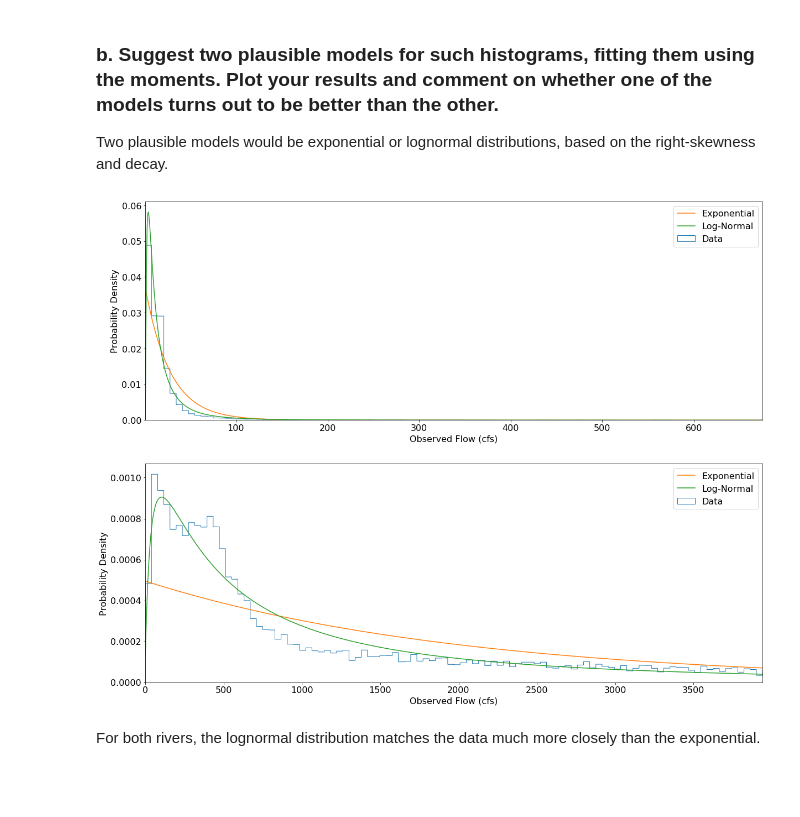
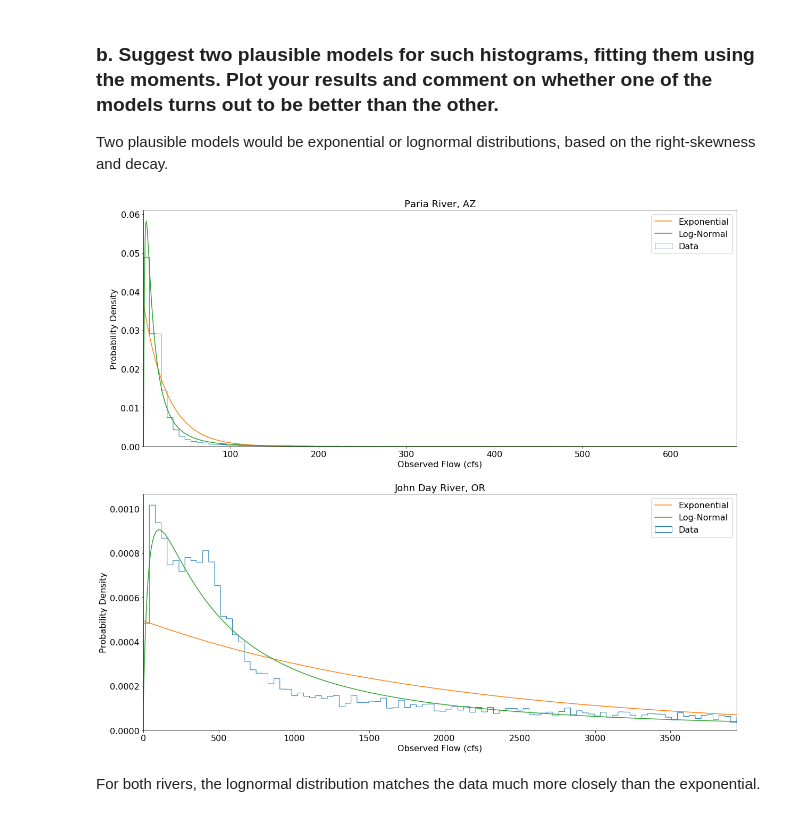
Before and after one commit to klarrieu/HYD142, a Jupyter notebook: Project.ipynb, the cells around one changed output. Cells and saved outputs as stored; diff of their text form; code cells hidden in the pictures; blank space fills up the shorter version.

```diff
--- a/Project.ipynb
+++ b/Project.ipynb
@@ -5,14 +5,15 @@ Team B: Kenneth Larrieu, Catherine Truong, Charles Polc
 # %% [markdown]
 ### a. Plot the data sets, find their histograms, and find the first four moments and coefficient of variation
 # %%
+# Python 3.7
 import numpy as np
 import pandas as pd
 import scipy.stats as stats
 import matplotlib.pyplot as plt
 import datetime as dt
 %matplotlib inline
-#from pandas.plotting import register_matplotlib_converters
-#register_matplotlib_converters()
+from pandas.plotting import register_matplotlib_converters
+register_matplotlib_converters()
 SMALL_SIZE = 16
 MEDIUM_SIZE = 18
 BIGGER_SIZE = 20
@@ -25,7 +26,7 @@ plt.rc('ytick', labelsize=SMALL_SIZE)    # fontsize of the tick labels
 plt.rc('legend', fontsize=SMALL_SIZE)    # legend fontsize
 plt.rc('figure', titlesize=BIGGER_SIZE)  # fontsize of the figure title
 
-df_az = pd.read_excel('data_project_19.xlsx', sheetname='PARIA RIVER, AZ')
-df_or = pd.read_excel('data_project_19.xlsx', sheetname='JOHN DAY RIVER, OR')
+df_az = pd.read_excel('data_project_19.xlsx', sheet_name='PARIA RIVER, AZ')
+df_or = pd.read_excel('data_project_19.xlsx', sheet_name='JOHN DAY RIVER, OR')
 # %%
 # plot the data sets
@@ -75,21 +76,23 @@ Two plausible models would be exponential or lognormal distributions, based on t
 # %%
 distributions = [stats.expon, stats.lognorm]
 dist_names = ['Exponential', 'Log-Normal']
 
-fig, ax = plt.subplots(2, 1, figsize=(20, 16))
+fig, ax = plt.subplots(2, 1, figsize=(20, 18))
 for i, df in enumerate([df_az, df_or]):
     ax[i].hist(df.Flow, density=True, histtype='step', bins=1000, label='Data')
     for di, dist in enumerate(distributions):
         params = dist.fit(df.Flow)
         x = np.linspace(min(df.Flow), 0.1*max(df.Flow), 1001)
         fitted_pdf = dist.pdf(x, *params)
         ax[i].plot(x, fitted_pdf, label=dist_names[di])
         ax[i].set(xlabel='Observed Flow (cfs)', ylabel='Probability Density',
                   xlim=[min(df.Flow), 0.1*max(df.Flow)])
         ax[i].legend()
+ax[0].set(title='Paria River, AZ')
+ax[1].set(title='John Day River, OR')
 plt.show()
 # %% [output]
-[figure, old version]
+[figure, new version]
 # %% [markdown]
 For both rivers, the lognormal distribution matches the data much more closely than the exponential.
 # %% [markdown]
```
Also changed, not shown: parts of 17 cells of this notebook.
